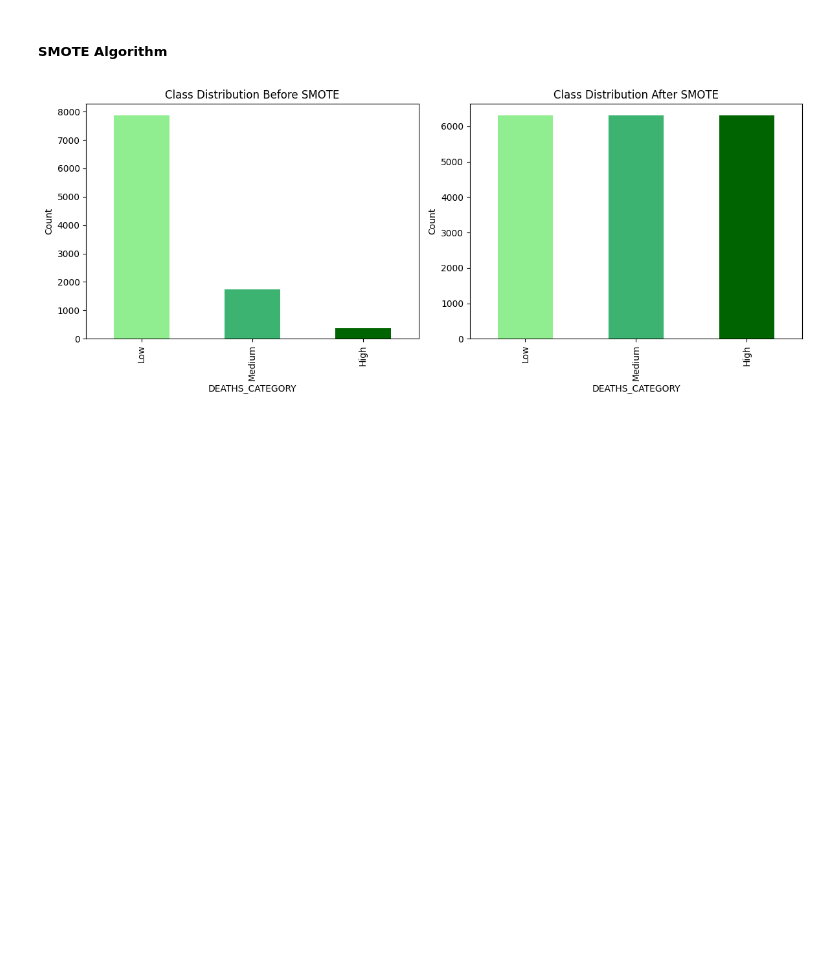
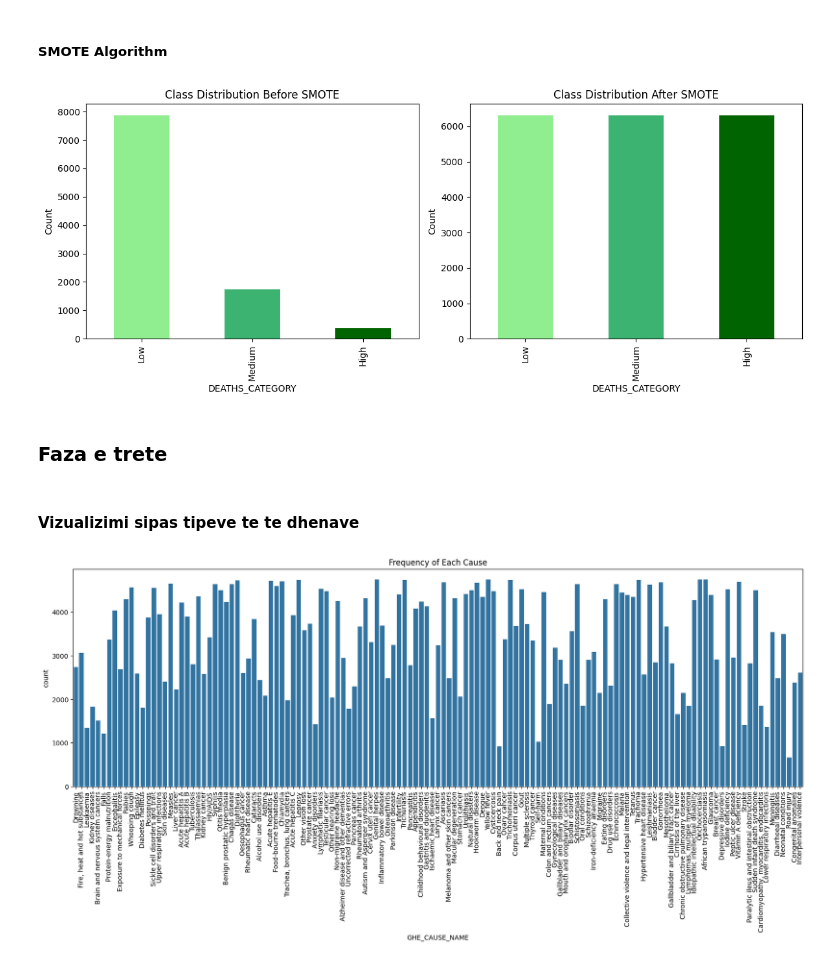
Before and after one commit to Albiona00/Leading-cause-of-DALY-Death, a Jupyter notebook: data-preprocessing/main.ipynb, the cells around one changed output. Drawn from its saved outputs; the diff is of its cells as text; code cells hidden in the pictures; blank space fills up the shorter version.

Commit message:
Added Vizualizimi sipas tipeve te te dhenave

```diff
--- a/data-preprocessing/main.ipynb
+++ b/data-preprocessing/main.ipynb
@@ -646,3 +646,19 @@ plt.tight_layout()
 plt.show()
 # %% [output]
 [figure]
+# %% [markdown]
+### Faza e trete
+# %% [markdown]
+#### Vizualizimi sipas tipeve te te dhenave
+# %%
+import matplotlib.pyplot as plt
+
+df = pd.read_csv("C:\\WHODataUpdated.csv")
+
+plt.figure(figsize=(20, 6))
+sns.countplot(x='GHE_CAUSE_NAME', data=df)
+plt.title('Frequency of Each Cause')
+plt.xticks(rotation=90)
+plt.show()
+# %% [output]
+[figure, added]
```
Also changed, not shown: parts of 14 cells of this notebook.
